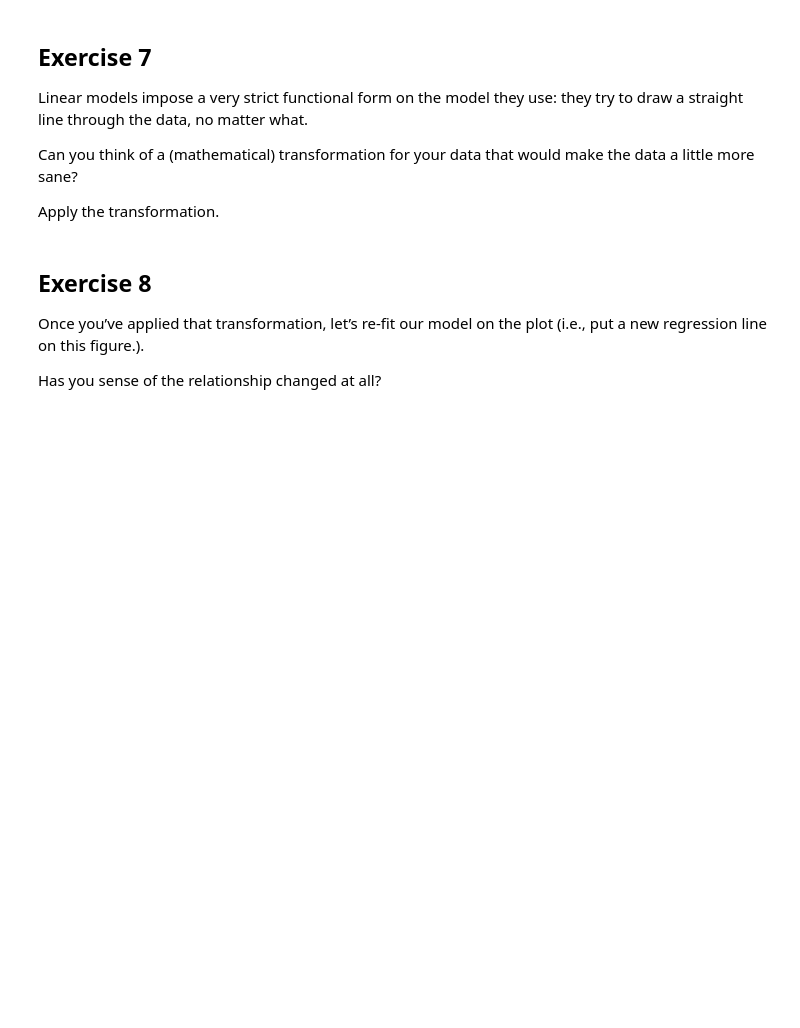
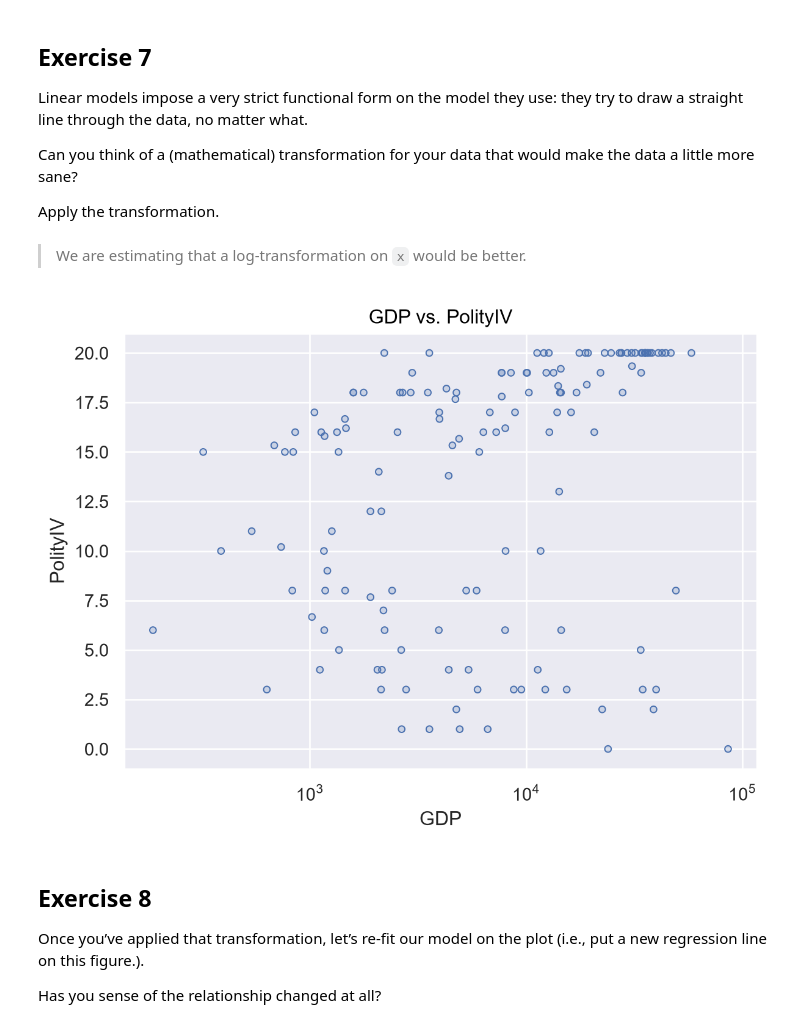
Before and after one commit to BlueWolfpack/PDS, a Jupyter notebook: plotting2_exercise.ipynb, the cells around one changed output. Cells and saved outputs as stored; diff of their text form; code cells hidden in the pictures; blank space fills up the shorter version.

```diff
--- a/plotting2_exercise.ipynb
+++ b/plotting2_exercise.ipynb
@@ -98,6 +114,19 @@ Linear models impose a very strict functional form on the model they use: they t
 Can you think of a (mathematical) transformation for your data that would make the data a little more sane?
 
 Apply the transformation.
+# %% [markdown]
+> We are estimating that a log-transformation on `x` would be better.
+# %%
+polity_loggdp_scatter_w_lm = (
+    so.Plot(wdi, x="gdppcap08", y="polityIV")
+    .label(x="GDP", y="PolityIV", title="GDP vs. PolityIV")
+    .scale(x="log")
+    .add(so.Dots())
+)
+
+polity_loggdp_scatter_w_lm
+# %% [output]
+[figure, added]
 # %% [markdown]
 ## Exercise 8
 
```
Also changed, not shown: parts of 20 cells of this notebook, 1 other file.
